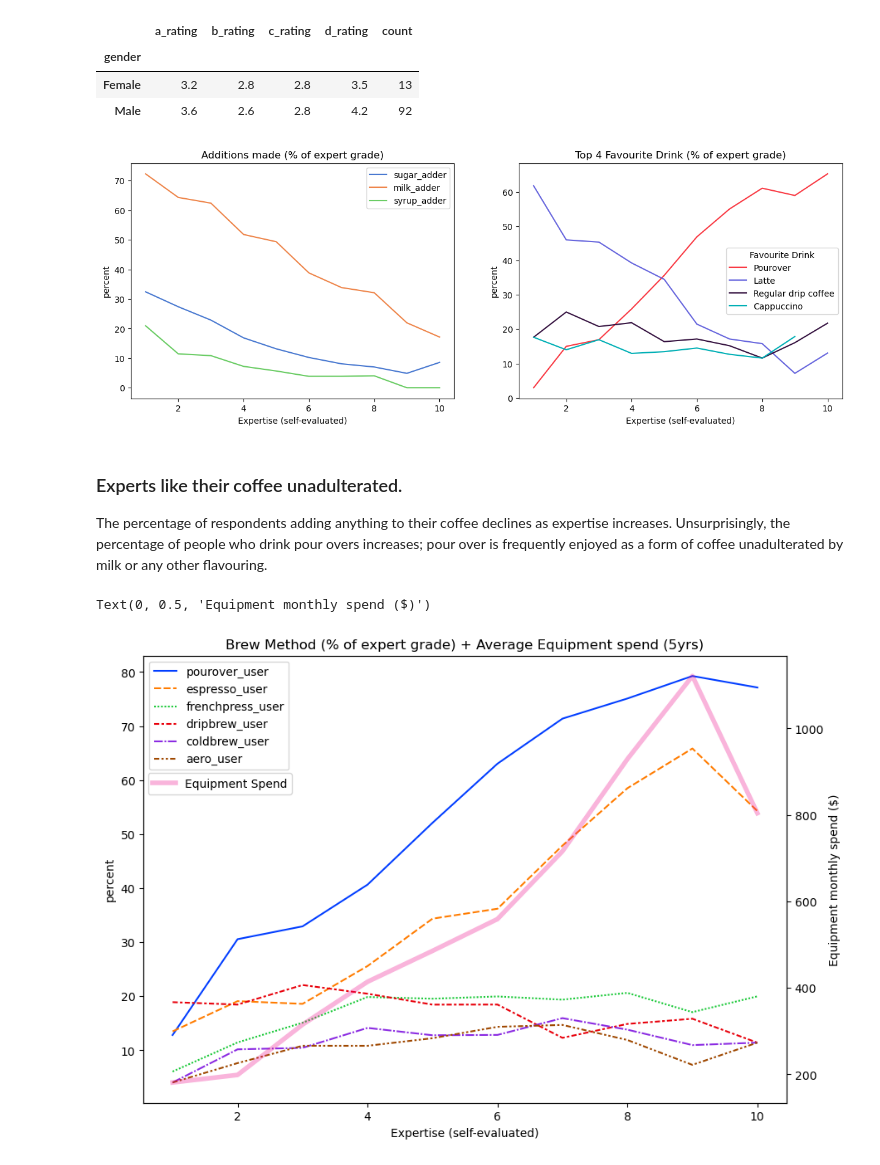
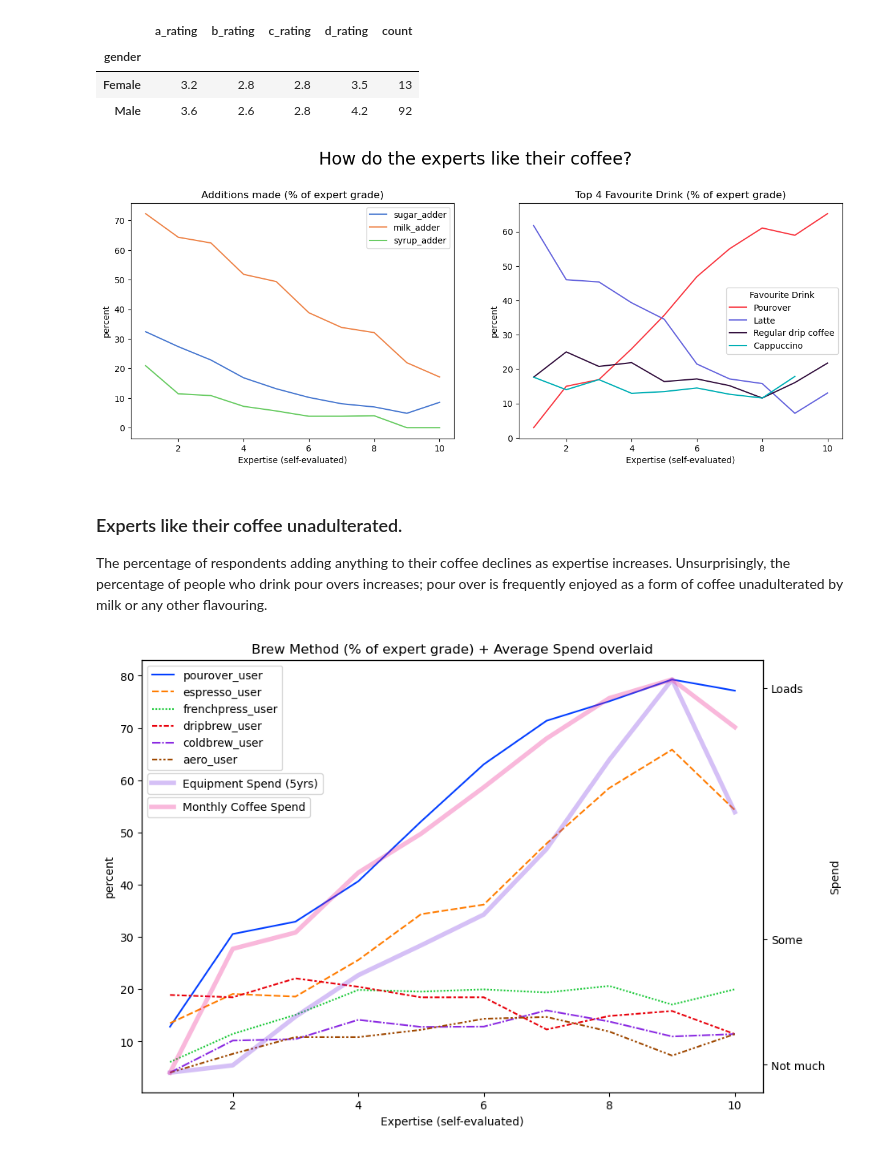
Before and after one commit to jonah-danziger/data_portfolio, a Jupyter notebook: coffee_survey/gactt_v3.ipynb, the cells around one changed output. Saved outputs shown, nothing was run; the diff lists cells and outputs as text; code cells hidden in the pictures.

```diff
--- a/coffee_survey/gactt_v3.ipynb
+++ b/coffee_survey/gactt_v3.ipynb
@@ -561,21 +559,22 @@ Mean Ratings by Respondents rating their expertise >= 9/10
 # %%
 top4drinkpal=sns.color_palette(["#f93943","#6665DD","#34113f","#00afb5"])
 topdrinks = tasters.fave_drink.value_counts().iloc[0:4].index
 expert_drinks=colToValuePercentage('expertise_selfeval','fave_drink',tasters[tasters.fave_drink.isin(topdrinks)])
 expert_milk=boolcolsToPercentage(['sugar_adder','milk_adder','syrup_adder'],tasters,'expertise_selfeval')\
 .melt(ignore_index=False)
 
 fig,axs=plt.subplots(1,2,figsize=(15,5))
 
 a=sns.lineplot(expert_milk, x='expertise_selfeval',y='value',hue='variable', palette='muted',ax=axs[0])
 a.legend(title='')
 b=sns.lineplot(expert_drinks,x='expertise_selfeval', y='percent', hue='fave_drink',hue_order=topdrinks, palette=top4drinkpal)
 b.legend(title='Favourite Drink')
 
 a.set(title='Additions made (% of expert grade)',xlabel='Expertise (self-evaluated)', ylabel='percent')
 b.set(title='Top 4 Favourite Drink (% of expert grade)', xlabel='Expertise (self-evaluated)');
+fig.suptitle('How do the experts like their coffee?', fontsize=20, y=1.05);
 # %% [output]
-[figure, old version]
+[figure, new version]
 # %% [markdown]
 ### Experts like their coffee unadulterated.
 The percentage of respondents adding anything to their coffee declines as expertise increases. Unsurprisingly, the percentage of people who drink pour overs increases; pour over is frequently enjoyed as a form of coffee unadulterated by milk or any other flavouring.
@@ -583,14 +582,22 @@ The percentage of respondents adding anything to their coffee declines as expert
 top6brewers=boolcolsToPercentage(brew_cols,tasters).iloc[0:6].index
 fig,ax=plt.subplots(1,1,figsize=(10,7))
 
+
 a=sns.lineplot(boolcolsToPercentage(top6brewers,tasters,groupcol='expertise_selfeval'),palette='bright',ax=ax,)
 ax2=a.twinx()
-b=sns.lineplot(tasters, x='expertise_selfeval', y='eq_spend_num',ax=ax2,ci=None, color='#ed0789',alpha=0.3, label='Equipment Spend', linewidth=4)
-b.legend(bbox_to_anchor=(0.24, 0.75))
-a.set(title='Brew Method (% of expert grade) + Average Equipment spend (5yrs)', xlabel='Expertise (self-evaluated)',ylabel='percent')
-b.set_ylabel('Equipment monthly spend ($)')
+ax3=a.twinx()
+
+b=sns.lineplot(tasters, x='expertise_selfeval', y='eq_spend_num',ax=ax2,ci=None, color='#7730e3',alpha=0.3, \
+               label='Equipment Spend (5yrs)', linewidth=4)
+c=sns.lineplot(tasters, x='expertise_selfeval', y='monthly_spend_num',ax=ax3,ci=None, color='#ed1489',alpha=0.3, \
+               label='Monthly Coffee Spend', linewidth=4)
+
+a.set(title='Brew Method (% of expert grade) + Average Spend overlaid', xlabel='Expertise (self-evaluated)',ylabel='percent')
+b.legend(bbox_to_anchor=(0.3, 0.75))
+c.legend(bbox_to_anchor=(0.28, 0.695))
+b.set(yticks=[200,500,1100], yticklabels=['Not much', 'Some','Loads'], ylabel='Spend')
+c.set(yticks=[], ylabel=None);
 # %% [output]
-Text(0, 0.5, 'Equipment monthly spend ($)')
-[figure, old version]
+[figure, new version]
 # %% [markdown]
 ### Most experts use espresso machines and pour overs.
```
Also changed, not shown: parts of 5 cells of this notebook.
